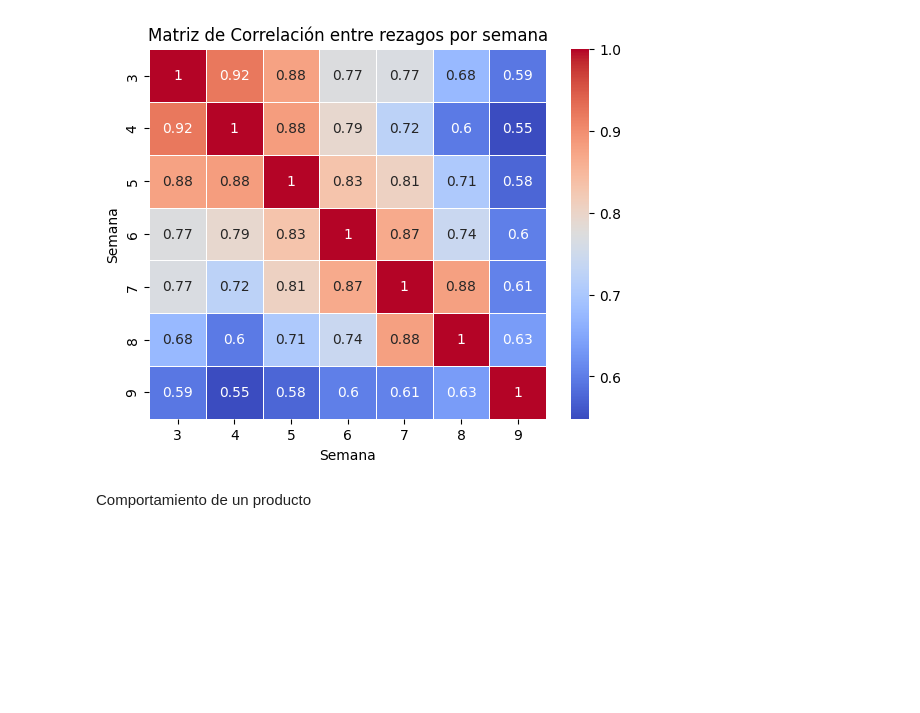
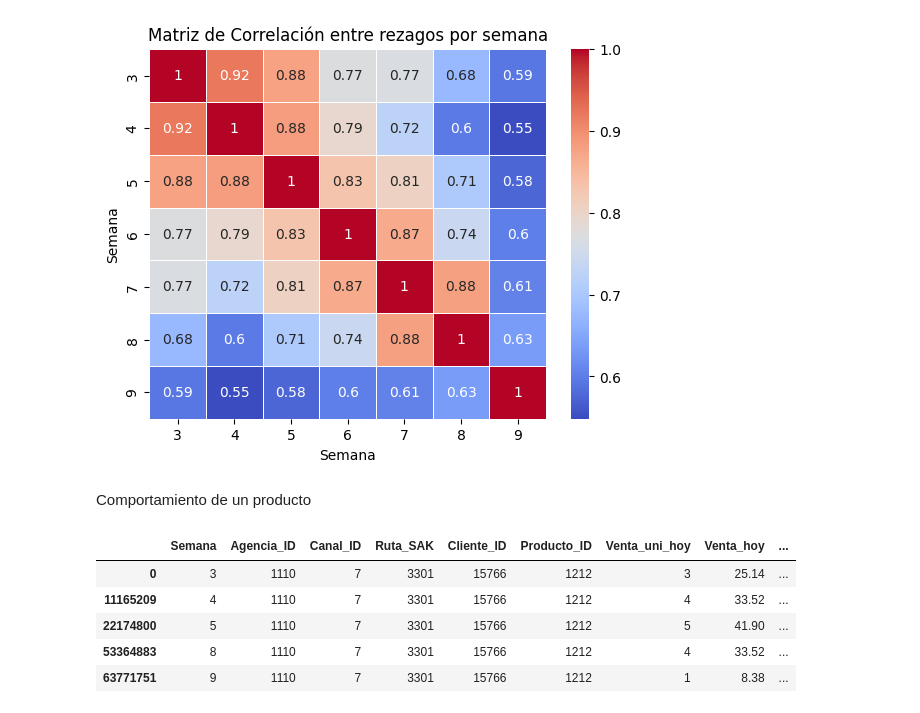
Before and after one commit to christiansakerb/Bimbo_Demanda-Inventario, a Jupyter notebook: Caso_inventario.ipynb, the cells around one changed output. Cells and saved outputs as stored; diff of their text form; code cells hidden in the pictures; blank space fills up the shorter version.

Commit message:
Comportamiento producto semana

```diff
--- a/Caso_inventario.ipynb
+++ b/Caso_inventario.ipynb
@@ -162,3 +139,20 @@ plt.show()
 [figure]
 # %% [markdown]
 Comportamiento de un producto
+# %%
+def mostrar_comportamiento_de_un_producto(df,producto,agencia,cliente):
+    df_filtrado = df[(df['Producto_ID']==producto) &
+                      (df['Agencia_ID']==agencia) &
+                      (df['Cliente_ID']==cliente)]
+
+    return df_filtrado
+
+#24225
+mostrar_comportamiento_de_un_producto(df=train,producto=1212,agencia=1110,cliente=15766)
+# %% [output]
+|  | Semana | Agencia_ID | Canal_ID | Ruta_SAK | Cliente_ID | Producto_ID | Venta_uni_hoy | Venta_hoy | ... |
+| 0 | 3 | 1110 | 7 | 3301 | 15766 | 1212 | 3 | 25.14 | ... |
+| 11165209 | 4 | 1110 | 7 | 3301 | 15766 | 1212 | 4 | 33.52 | ... |
+| 22174800 | 5 | 1110 | 7 | 3301 | 15766 | 1212 | 5 | 41.90 | ... |
+| 53364883 | 8 | 1110 | 7 | 3301 | 15766 | 1212 | 4 | 33.52 | ... |
+| 63771751 | 9 | 1110 | 7 | 3301 | 15766 | 1212 | 1 | 8.38 | ... |
```
Also changed, not shown: parts of 5 cells of this notebook.
